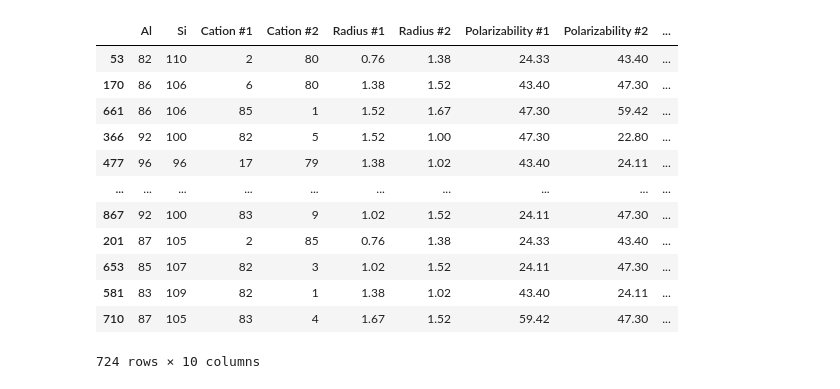
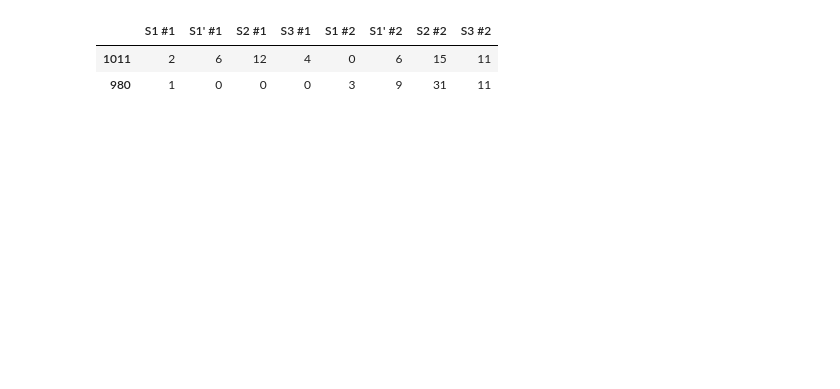
Before and after one commit to IDAnton/isotherm-analyzer, a Jupyter notebook: mps.ipynb, the cells around one changed output. Saved outputs shown, nothing was run; the diff lists cells and outputs as text; code cells hidden in the pictures; blank space fills up the shorter version.

```diff
--- a/mps.ipynb
+++ b/mps.ipynb
@@ -15,7 +13,7 @@ from keras.models import Sequential, Model
 
 matplotlib.use('TkAgg')
 # %%
-data = pd.read_csv("data/DataBase_RF_bi_lowperc_1.csv")
+data = pd.read_csv("data/cation/DataBase_RF_bi_new_2.csv")
 # %%
 data
 # %% [output]
@@ -98,23 +48,13 @@ features = data.drop(columns=["name", "S1 #1", "S1\' #1", "S2 #1", "S3 #1", "S1
                      axis=1)
 labels = data[["S1 #1", "S1\' #1", "S2 #1", "S3 #1", "S1 #2", "S1\' #2", "S2 #2", "S3 #2"]]
 # %%
-features_train, features_test, labels_train, labels_test = train_test_split(features, labels, test_size=0.25,
+features_train, features_test, labels_train, labels_test = train_test_split(features, labels, test_size=0.001,
                                                                             random_state=0)
 # %%
-features_train
+labels_test
 # %% [output]
-|  | Al | Si | Cation #1 | Cation #2 | Radius #1 | Radius #2 | Polarizability #1 | Polarizability #2 | ... |
-| 53 | 82 | 110 | 2 | 80 | 0.76 | 1.38 | 24.33 | 43.40 | ... |
-| 170 | 86 | 106 | 6 | 80 | 1.38 | 1.52 | 43.40 | 47.30 | ... |
-| 661 | 86 | 106 | 85 | 1 | 1.52 | 1.67 | 47.30 | 59.42 | ... |
-| 366 | 92 | 100 | 82 | 5 | 1.52 | 1.00 | 47.30 | 22.80 | ... |
-| 477 | 96 | 96 | 17 | 79 | 1.38 | 1.02 | 43.40 | 24.11 | ... |
-| ... | ... | ... | ... | ... | ... | ... | ... | ... | ... |
-| 867 | 92 | 100 | 83 | 9 | 1.02 | 1.52 | 24.11 | 47.30 | ... |
-| 201 | 87 | 105 | 2 | 85 | 0.76 | 1.38 | 24.33 | 43.40 | ... |
-| 653 | 85 | 107 | 82 | 3 | 1.02 | 1.52 | 24.11 | 47.30 | ... |
-| 581 | 83 | 109 | 82 | 1 | 1.38 | 1.02 | 43.40 | 24.11 | ... |
-| 710 | 87 | 105 | 83 | 4 | 1.67 | 1.52 | 59.42 | 47.30 | ... |
+|  | S1 #1 | S1' #1 | S2 #1 | S3 #1 | S1 #2 | S1' #2 | S2 #2 | S3 #2 |
+| 1011 | 2 | 6 | 12 | 4 | 0 | 6 | 15 | 11 |
+| 980 | 1 | 0 | 0 | 0 | 3 | 9 | 31 | 11 |
-724 rows × 10 columns
 # %%
 from sklearn.preprocessing import MinMaxScaler
```
Also changed, not shown: parts of 30 cells of this notebook.
